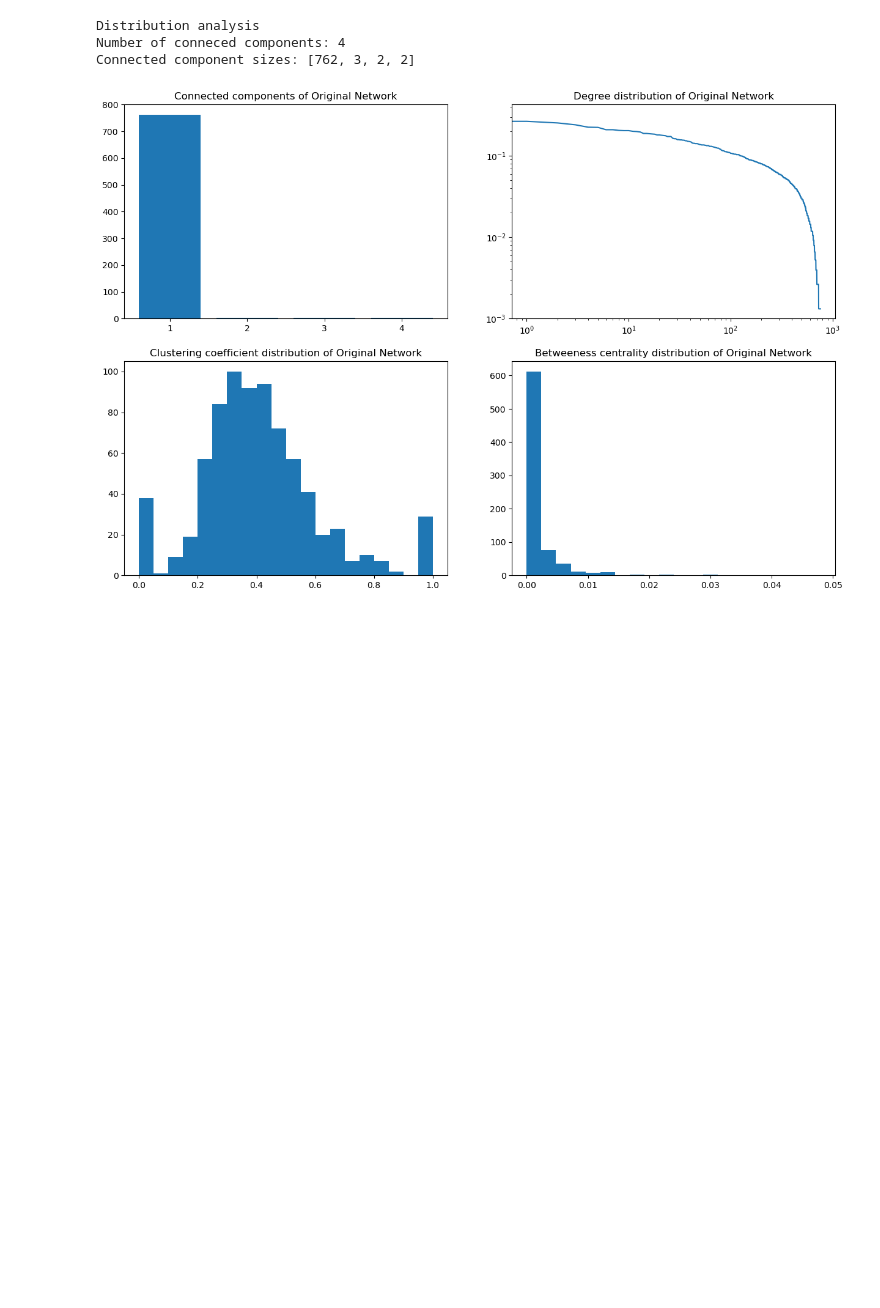
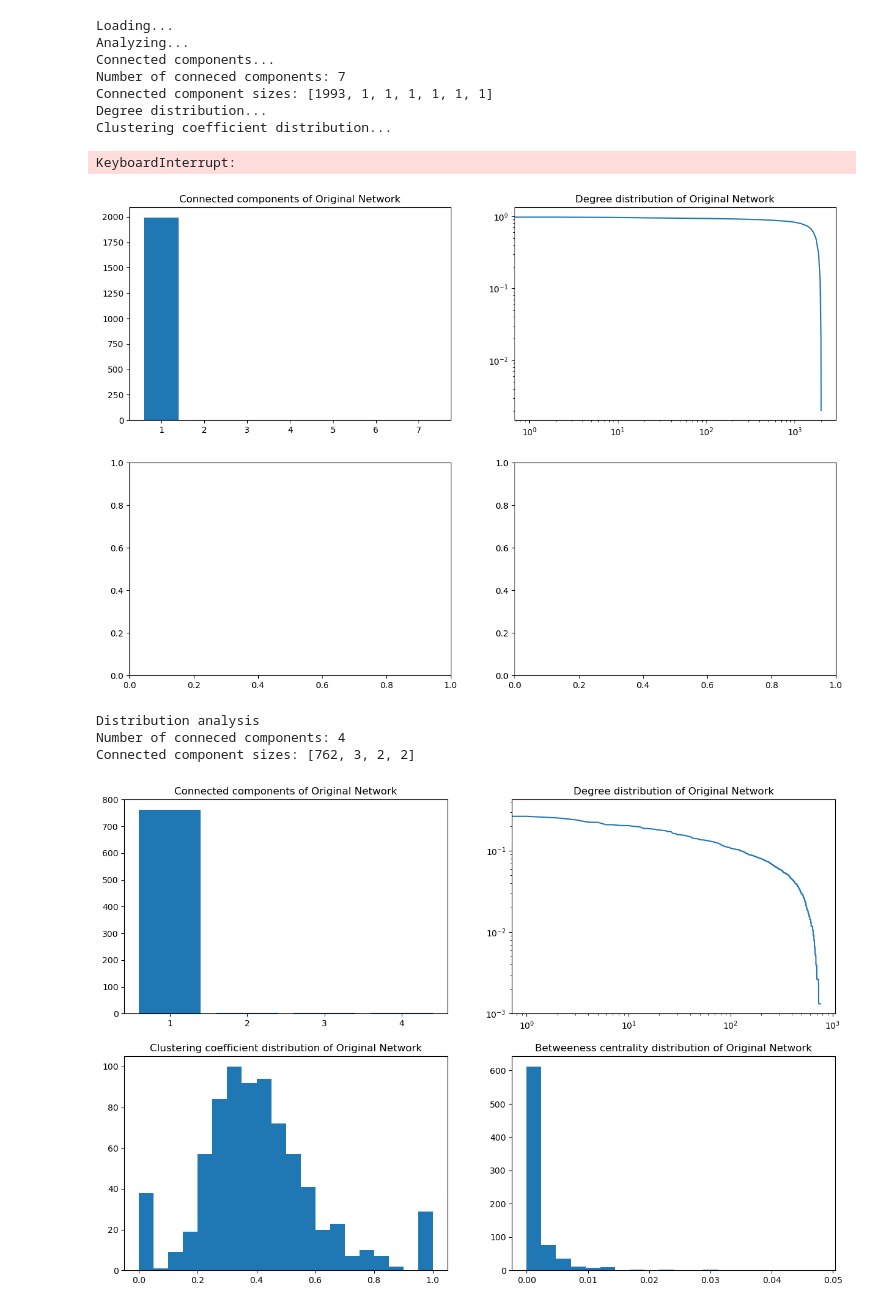
Before and after one commit to Saska1618/SocialNetworkAnalysis, a Jupyter notebook: analysis.ipynb, the cells around one changed output. Drawn from its saved outputs; the diff is of its cells as text; code cells hidden in the pictures; blank space fills up the shorter version.

```diff
--- a/analysis.ipynb
+++ b/analysis.ipynb
@@ -28,6 +28,7 @@ def display_loglog(data_dict, title, axis, reverse=False):
 def analyze_distribution(G, graph_name):
     fig, axes = plt.subplots(2, 2, figsize=(15, 10))
     #connected components size distribution
+    print("Connected components...")
     component_sizes = [len(c) for c in sorted(nx.connected_components(G), key=len, reverse=True)]
     print(f'Number of conneced components: {len(component_sizes)}')
     print(f'Connected component sizes: {component_sizes}')
@@ -38,14 +39,33 @@ def analyze_distribution(G, graph_name):
     # the length of S
     S_len = len(S)
     #degree distribution
+    print("Degree distribution...")
     display_loglog({n:(d / S_len) for n, d in S.degree()}, f'Degree distribution of {graph_name}', axes[0, 1], True)
     #clustering coefficient distribution
+    print("Clustering coefficient distribution...")
     display_hist(nx.clustering(S), 20, f'Clustering coefficient distribution of {graph_name}', axes[1, 0])
     #betweenness centrality distribution
-    betweenness = nx.betweenness_centrality(S)
-    display_hist(betweenness, 20, f'Betweeness centrality distribution of {graph_name}', axes[1, 1])
+    print("Betweenness centrality distribution...")
+    #betweenness = nx.betweenness_centrality(S)
+    #display_hist(betweenness, 20, f'Betweeness centrality distribution of {graph_name}', axes[1, 1])
     plt.savefig(f'{graph_name.replace(' ', '_')}.jpg')
     plt.show()
+# %%
+# analyze newly created graph
+print("Loading...")
+G = nx.read_gml('Networks/3_common_tags.gml')
+print("Analyzing...")
+analyze_distribution(G, 'Original Network')
+# %% [output]
+Loading...
+Analyzing...
+Connected components...
+Number of conneced components: 7
+Connected component sizes: [1993, 1, 1, 1, 1, 1, 1]
+Degree distribution...
+Clustering coefficient distribution...
+KeyboardInterrupt:
+[figure, added]
 # %%
 # load original graph
 mtx_file = "./socfb-Caltech36/socfb-Caltech36.mtx"
```
Also changed, not shown: 6 other files.
